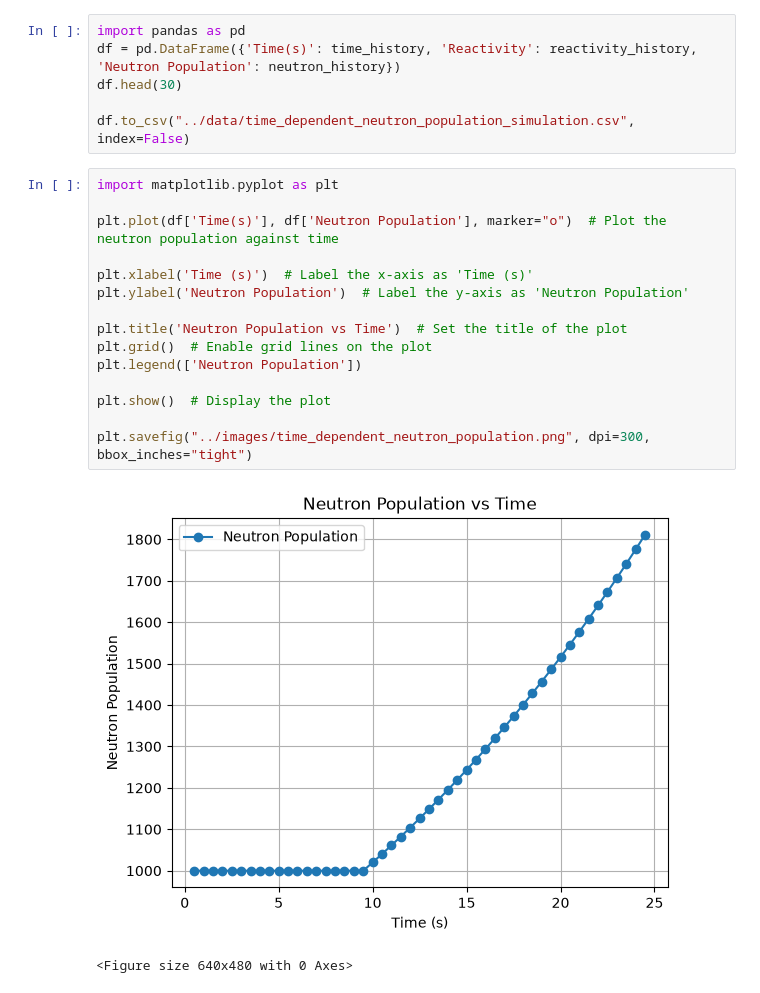
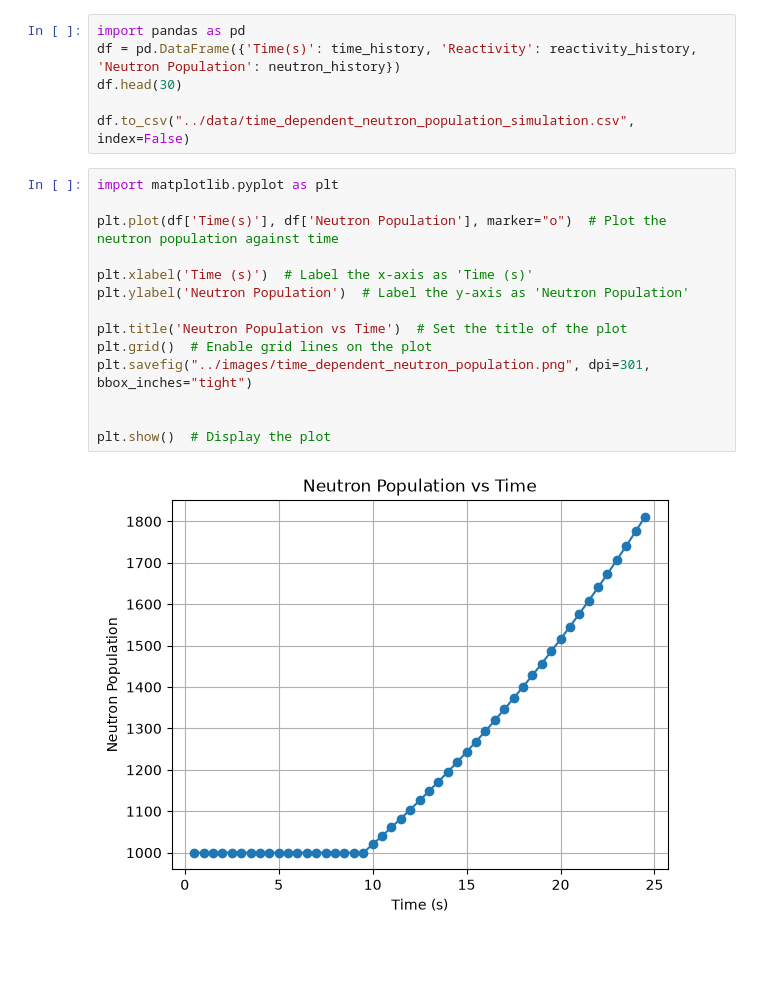
Before and after one commit to imfavour6/reactor-power-simulation, a Jupyter notebook: notebooks/reactor-sim.ipynb, the cells around one changed output. Cells and saved outputs as stored; diff of their text form; blank space fills up the shorter version.

```diff
--- a/notebooks/reactor-sim.ipynb
+++ b/notebooks/reactor-sim.ipynb
@@ -164,18 +162,16 @@ df.to_csv("../data/time_dependent_neutron_population_simulation.csv", index=Fals
 # %%
 import matplotlib.pyplot as plt
 
 plt.plot(df['Time(s)'], df['Neutron Population'], marker="o")  # Plot the neutron population against time
 
 plt.xlabel('Time (s)')  # Label the x-axis as 'Time (s)'
 plt.ylabel('Neutron Population')  # Label the y-axis as 'Neutron Population'
 
 plt.title('Neutron Population vs Time')  # Set the title of the plot
 plt.grid()  # Enable grid lines on the plot
-plt.legend(['Neutron Population'])
+plt.savefig("../images/time_dependent_neutron_population.png", dpi=301, bbox_inches="tight")
+
 
 plt.show()  # Display the plot
-
-plt.savefig("../images/time_dependent_neutron_population.png", dpi=300, bbox_inches="tight")
 # %% [output]
-[figure, old version]
+[figure, new version]
-<Figure size 640x480 with 0 Axes>
```
Also changed, not shown: parts of 1 cell of this notebook, 1 other file.
